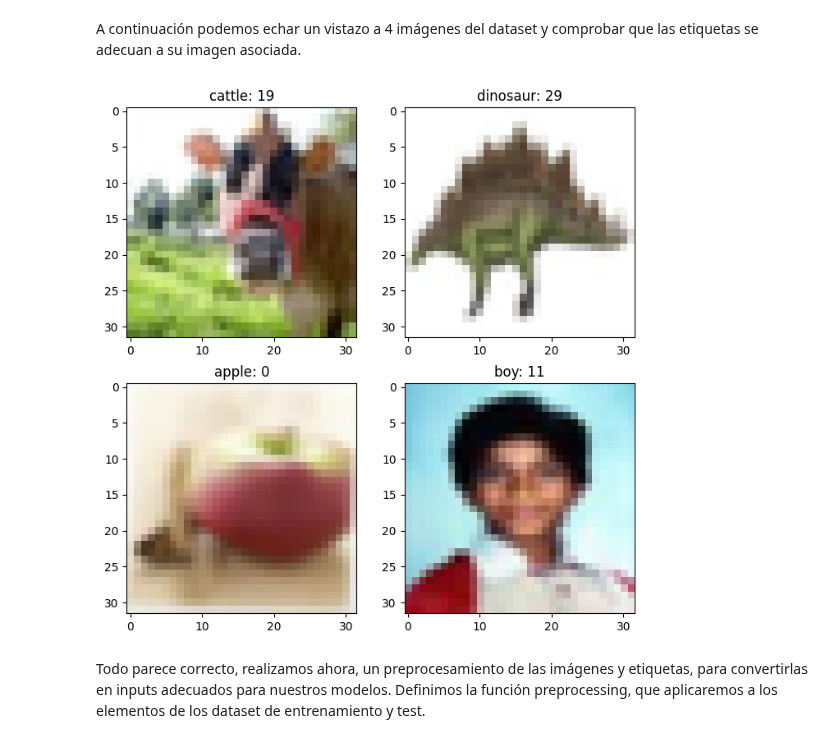
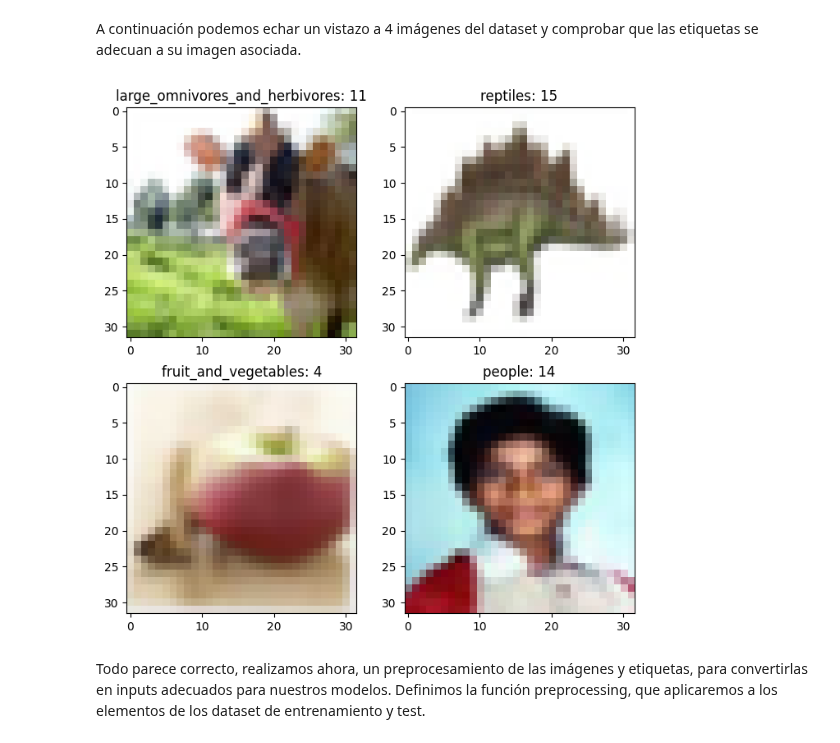
Before and after one commit to Alf-caput/AA_PRACTICA3_4, a Jupyter notebook: super_prueba.ipynb, the cells around one changed output. Drawn from its saved outputs; the diff is of its cells as text; code cells hidden in the pictures.

```diff
--- a/super_prueba.ipynb
+++ b/super_prueba.ipynb
@@ -7,10 +7,15 @@ num_super_classes = len(super_classes)
 # %%
 import tensorflow as tf
 
-ds_train, ds_test = tf.keras.datasets.cifar100.load_data()
+ds_train_fine, ds_test_fine = tf.keras.datasets.cifar100.load_data(label_mode='fine')
+ds_train_coarse, ds_test_coarse = tf.keras.datasets.cifar100.load_data(label_mode='coarse')
+
+ds_train = ds_train_coarse[0], ds_train_coarse[1], ds_train_fine[1]
+ds_test = ds_test_coarse[0], ds_test_coarse[1], ds_test_fine[1]
 
 ds_train = tf.data.Dataset.from_tensor_slices(ds_train)
 ds_test = tf.data.Dataset.from_tensor_slices(ds_test)
 
-type(ds_train), type(ds_test)
+for elem in ds_train.take(1):
+  print(elem)
 # %% [output]
@@ -45,8 +63,8 @@ Test elements type: <dtype: 'uint8'>, <dtype: 'int64'>
 Nos fijamos que en los datasets resultantes las imágenes tienen un formato adecuado de 32x32 pixels en 3 canales (RGB), pero las etiquetas deberían ser escalares. Convertimos las etiquetas para que tengan dimensión ().
 # %%
 # Las etiquetas son tensores de dimensión (1,) convertimos a ()
-def reshape_label(image, label):
-  return image, tf.reshape(label, ())
+def reshape_label(image, coarse, fine):
+  return image, tf.reshape(coarse, ()), tf.reshape(fine, ())
 
 ds_train = ds_train.map(reshape_label)
 ds_test = ds_test.map(reshape_label)
@@ -52,0 +73,24 @@ ds_test = ds_test.map(reshape_label)
+# %%
+import matplotlib.pyplot as plt
+def filter_superclass(image, coarse, fine, target):
+  return tf.math.equal(coarse, target)
+
+def remove_coarse(image, coarse, fine):
+  return image, fine
+
+ds_groups = [[], []]
+for i, ds in enumerate((ds_train, ds_test)):
+  for j in range(len(super_classes)):
+    target = j
+    filtered_dataset = ds.filter(lambda image, coarse, fine: filter_superclass(image, coarse, fine, target))
+    filtered_dataset = filtered_dataset.map(remove_coarse)
+    ds_groups[i].append(filtered_dataset)
+
+
+fig = plt.figure(figsize=(8, 8))
+# Mostramos 4 imágenes del dataset de entrenamiento
+for i, x in enumerate(ds_groups[0][18].take(4)):
+  image, label = x
+  plt.subplot(2, 2, i+1)
+  plt.imshow(image)
+  plt.title(f"{classes[label]}: {label}")
@@ -55,15 +101,15 @@ A continuación podemos echar un vistazo a 4 imágenes del dataset y comprobar q
 # %%
 import matplotlib.pyplot as plt
 
 fig = plt.figure(figsize=(8, 8))
 # Mostramos 4 imágenes del dataset de entrenamiento
 for i, x in enumerate(ds_train.take(4)):
-  image, label = x
+  image, coarse, _ = x
   plt.subplot(2, 2, i+1)
   plt.imshow(image)
-  plt.title(f"{classes[label]}: {label}")
+  plt.title(f"{super_classes[coarse]}: {coarse}")
 # %% [output]
-[figure, old version]
+[figure, new version]
 # %% [markdown]
 Todo parece correcto, realizamos ahora, un preprocesamiento de las imágenes y etiquetas, para convertirlas en inputs adecuados para nuestros modelos. Definimos la función preprocessing, que aplicaremos a los elementos de los dataset de entrenamiento y test.
 # %%
```
Also changed, not shown: parts of 11 cells of this notebook.
